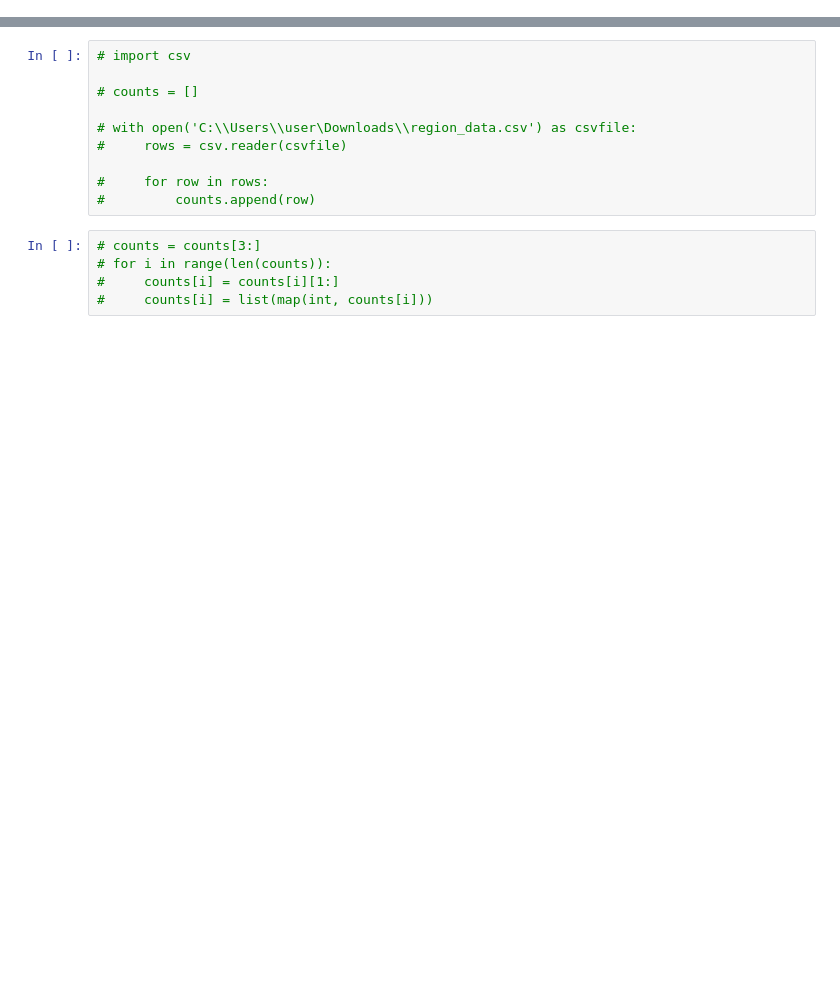
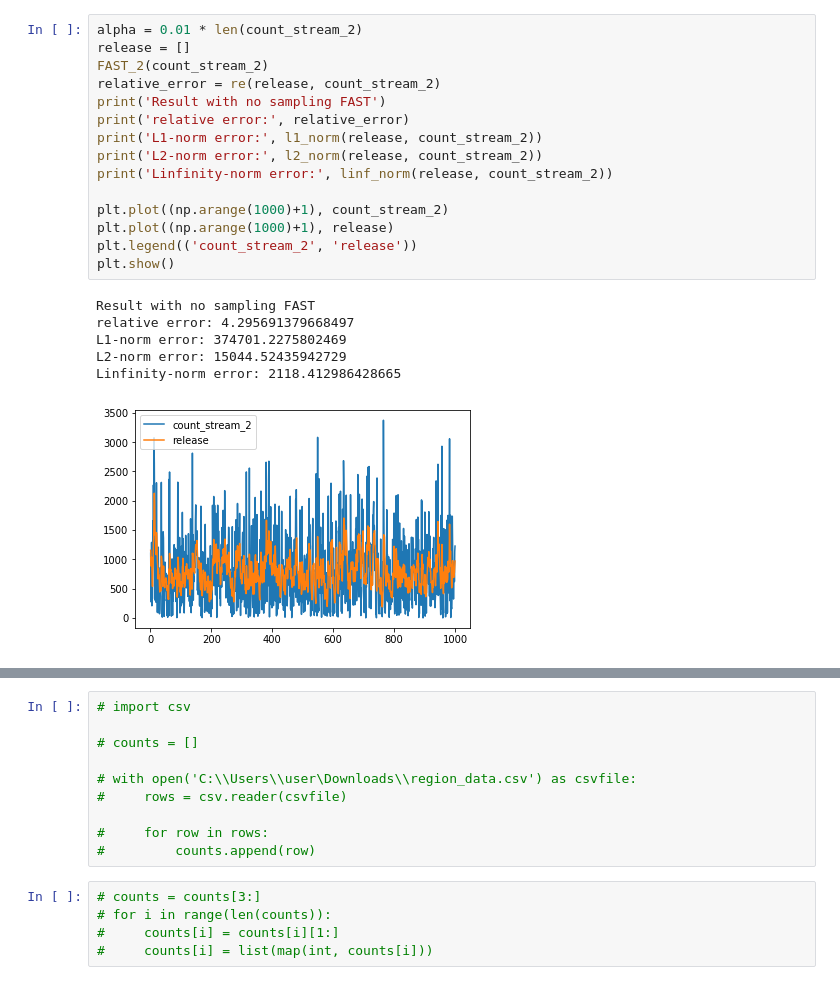
Before and after one commit to charlie831007/DataSecurity, a Jupyter notebook: FAST.ipynb, the cells around one changed output, grey strips where cells are left out. Saved outputs shown, nothing was run; the diff lists cells and outputs as text; blank space fills up the shorter version.

```diff
--- a/FAST.ipynb
+++ b/FAST.ipynb
@@ -520,0 +281,22 @@ Linfinity-norm error: 745.4090580859611
+# %%
+alpha = 0.01 * len(count_stream_2)
+release = []
+FAST_2(count_stream_2)
+relative_error = re(release, count_stream_2)
+print('Result with no sampling FAST')
+print('relative error:', relative_error)
+print('L1-norm error:', l1_norm(release, count_stream_2))
+print('L2-norm error:', l2_norm(release, count_stream_2))
+print('Linfinity-norm error:', linf_norm(release, count_stream_2))
+
+plt.plot((np.arange(1000)+1), count_stream_2)
+plt.plot((np.arange(1000)+1), release)
+plt.legend(('count_stream_2', 'release'))
+plt.show()
+# %% [output]
+Result with no sampling FAST
+relative error: 4.295691379668497
+L1-norm error: 374701.2275802469
+L2-norm error: 15044.52435942729
+Linfinity-norm error: 2118.412986428665
+[figure, added]
```
Also changed, not shown: parts of 47 cells of this notebook.
